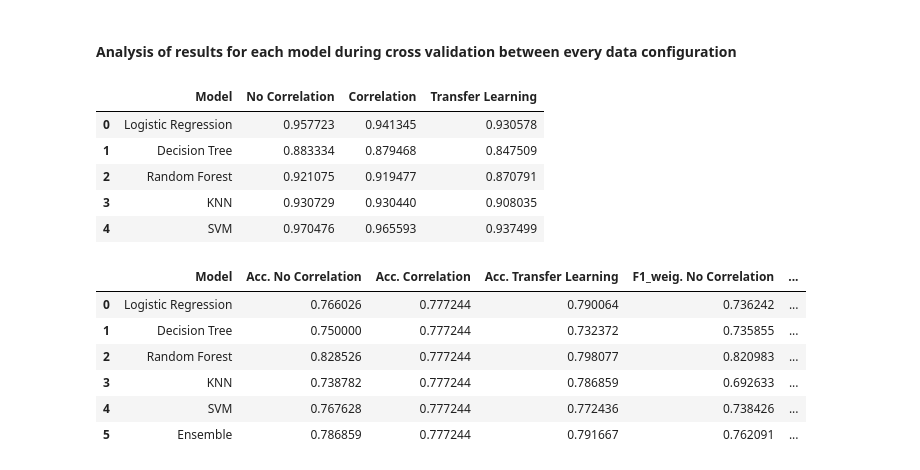
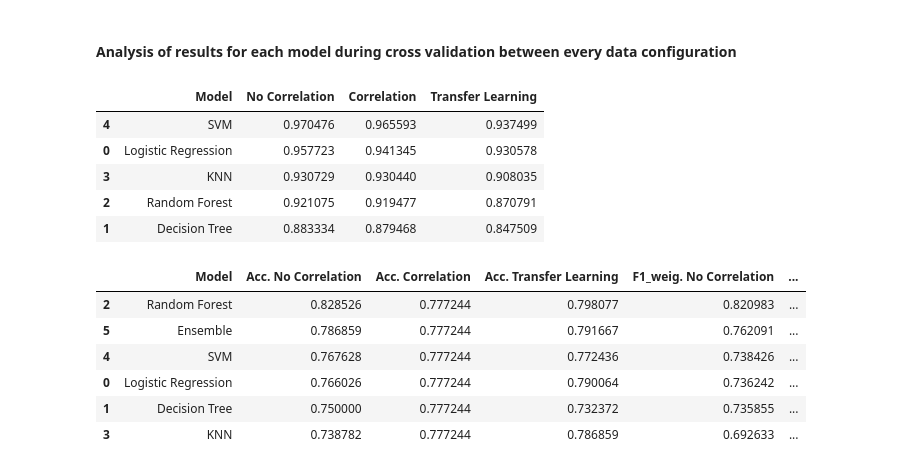
Before and after one commit to jlopetegui98/Hands-on-ML-Project, a Jupyter notebook: main.ipynb, the cells around one changed output. Cells and saved outputs as stored; diff of their text form; code cells hidden in the pictures.

```diff
--- a/main.ipynb
+++ b/main.ipynb
@@ -1296,30 +1296,32 @@ scores['Model'] = ['Logistic Regression', 'Decision Tree', 'Random Forest', 'KNN
 scores['No Correlation'] = best_scores
 scores['Correlation'] = best_scores_clean
 scores['Transfer Learning'] = best_scores_tl
+scores = scores.sort_values(by='No Correlation', ascending=False)
 scores
 # %% [output]
 |  | Model | No Correlation | Correlation | Transfer Learning |
+| 4 | SVM | 0.970476 | 0.965593 | 0.937499 |
 | 0 | Logistic Regression | 0.957723 | 0.941345 | 0.930578 |
+| 3 | KNN | 0.930729 | 0.930440 | 0.908035 |
+| 2 | Random Forest | 0.921075 | 0.919477 | 0.870791 |
 | 1 | Decision Tree | 0.883334 | 0.879468 | 0.847509 |
-| 2 | Random Forest | 0.921075 | 0.919477 | 0.870791 |
-| 3 | KNN | 0.930729 | 0.930440 | 0.908035 |
-| 4 | SVM | 0.970476 | 0.965593 | 0.937499 |
 # %%
 # create dataframe with the results for every pipeline over the test dataset (scores)
 scores_test = pd.DataFrame(columns=['Model', 'Acc. No Correlation', 'Acc. Correlation', 'Acc. Transfer Learning', 'F1_weig. No Correlation', 'F1_weig. Correlation', 'F1_weig. Transfer Learning'])
 scores_test['Model'] = ['Logistic Regression', 'Decision Tree', 'Random Forest', 'KNN', 'SVM', 'Ensemble']
 scores_test['Acc. No Correlation'] = acc_nc
 scores_test['Acc. Correlation'] = acc_c
 scores_test['Acc. Transfer Learning'] = acc_tl
 scores_test['F1_weig. No Correlation'] = f1_w_nc
 scores_test['F1_weig. Correlation'] =f1_w_c
 scores_test['F1_weig. Transfer Learning'] = f1_w_tl
+scores_test = scores_test.sort_values(by = 'F1_weig. No Correlation', ascending=False)
 scores_test
 # %% [output]
 |  | Model | Acc. No Correlation | Acc. Correlation | Acc. Transfer Learning | F1_weig. No Correlation | ... |
+| 2 | Random Forest | 0.828526 | 0.777244 | 0.798077 | 0.820983 | ... |
+| 5 | Ensemble | 0.786859 | 0.777244 | 0.791667 | 0.762091 | ... |
+| 4 | SVM | 0.767628 | 0.777244 | 0.772436 | 0.738426 | ... |
 | 0 | Logistic Regression | 0.766026 | 0.777244 | 0.790064 | 0.736242 | ... |
 | 1 | Decision Tree | 0.750000 | 0.777244 | 0.732372 | 0.735855 | ... |
-| 2 | Random Forest | 0.828526 | 0.777244 | 0.798077 | 0.820983 | ... |
 | 3 | KNN | 0.738782 | 0.777244 | 0.786859 | 0.692633 | ... |
-| 4 | SVM | 0.767628 | 0.777244 | 0.772436 | 0.738426 | ... |
-| 5 | Ensemble | 0.786859 | 0.777244 | 0.791667 | 0.762091 | ... |
```
